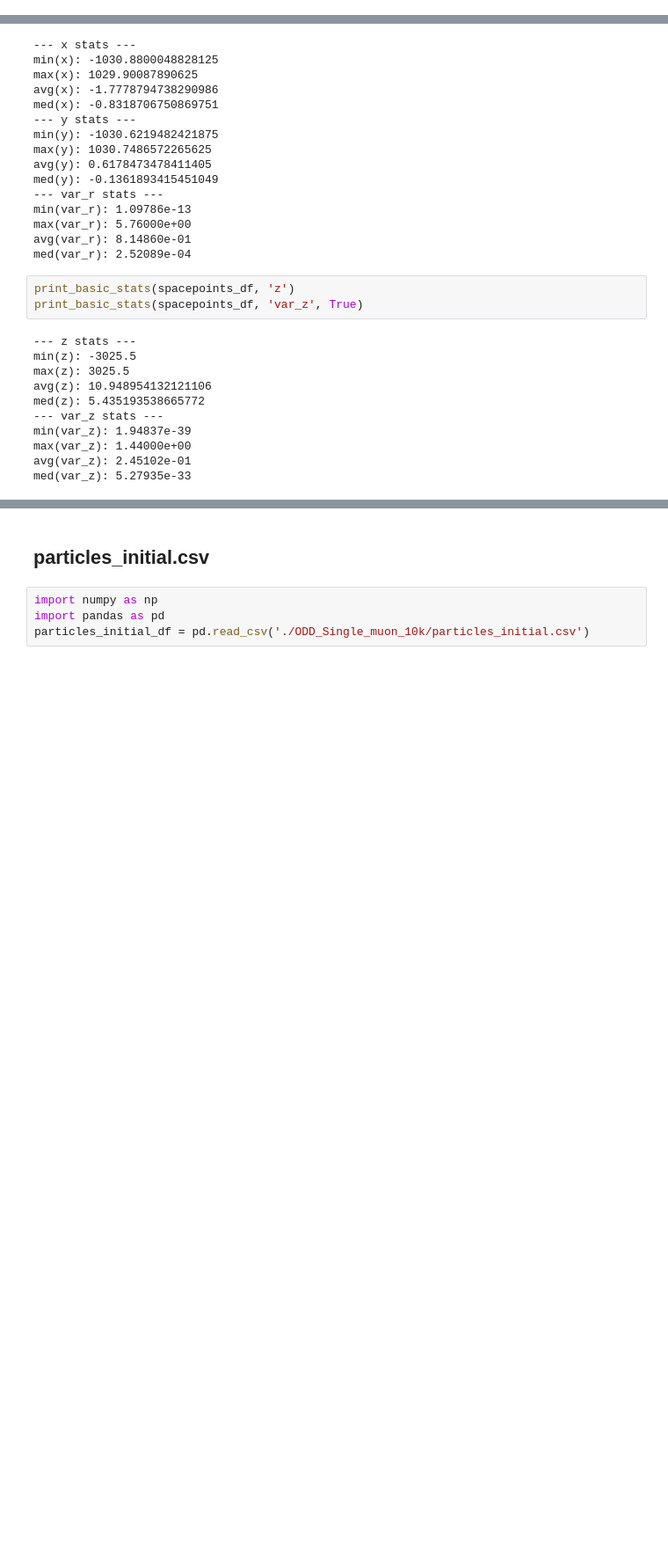
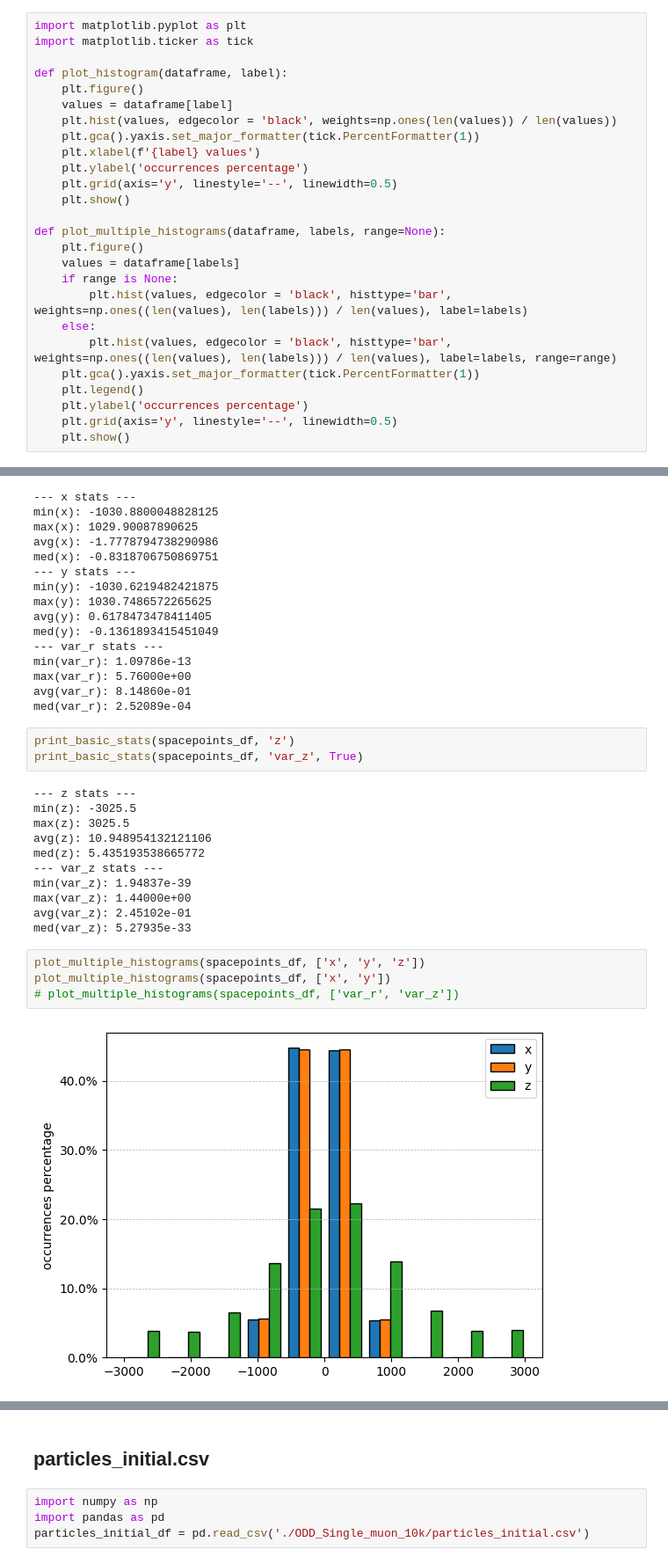
Before and after one commit to P4ndaM1x/engineering-dissertation, a Jupyter notebook: raw_data/exploration.ipynb, the cells around one changed output, grey strips where cells are left out. Shown at 88% size. Drawn from its saved outputs; the diff is of its cells as text; blank space fills up the shorter version.

```diff
--- a/raw_data/exploration.ipynb
+++ b/raw_data/exploration.ipynb
@@ -15,6 +15,32 @@ def print_basic_stats(dataframe, label, use_scientific_notation = False):
         print(f'max({label}): {np.max(values)}')
         print(f'avg({label}): {np.average(values)}')
         print(f'med({label}): {np.median(values)}')
+# %%
+import matplotlib.pyplot as plt
+import matplotlib.ticker as tick
+
+def plot_histogram(dataframe, label):
+    plt.figure()
+    values = dataframe[label]
+    plt.hist(values, edgecolor = 'black', weights=np.ones(len(values)) / len(values))
+    plt.gca().yaxis.set_major_formatter(tick.PercentFormatter(1))
+    plt.xlabel(f'{label} values')
+    plt.ylabel('occurrences percentage')
+    plt.grid(axis='y', linestyle='--', linewidth=0.5)
+    plt.show()
+
+def plot_multiple_histograms(dataframe, labels, range=None):
+    plt.figure()
+    values = dataframe[labels]
+    if range is None:
+        plt.hist(values, edgecolor = 'black', histtype='bar', weights=np.ones((len(values), len(labels))) / len(values), label=labels)
+    else:
+        plt.hist(values, edgecolor = 'black', histtype='bar', weights=np.ones((len(values), len(labels))) / len(values), label=labels, range=range)
+    plt.gca().yaxis.set_major_formatter(tick.PercentFormatter(1))
+    plt.legend()
+    plt.ylabel('occurrences percentage')
+    plt.grid(axis='y', linestyle='--', linewidth=0.5)
+    plt.show()
 # %% [markdown]
 ## spacepoints.csv
 # %% [markdown]
@@ -134,3 +160,9 @@ min(var_z): 1.94837e-39
 max(var_z): 1.44000e+00
 avg(var_z): 2.45102e-01
 med(var_z): 5.27935e-33
+# %%
+plot_multiple_histograms(spacepoints_df, ['x', 'y', 'z'])
+plot_multiple_histograms(spacepoints_df, ['x', 'y'])
+# plot_multiple_histograms(spacepoints_df, ['var_r', 'var_z'])
+# %% [output]
+[figure, added]
```
Also changed, not shown: parts of 4 cells of this notebook, 5 other files.
